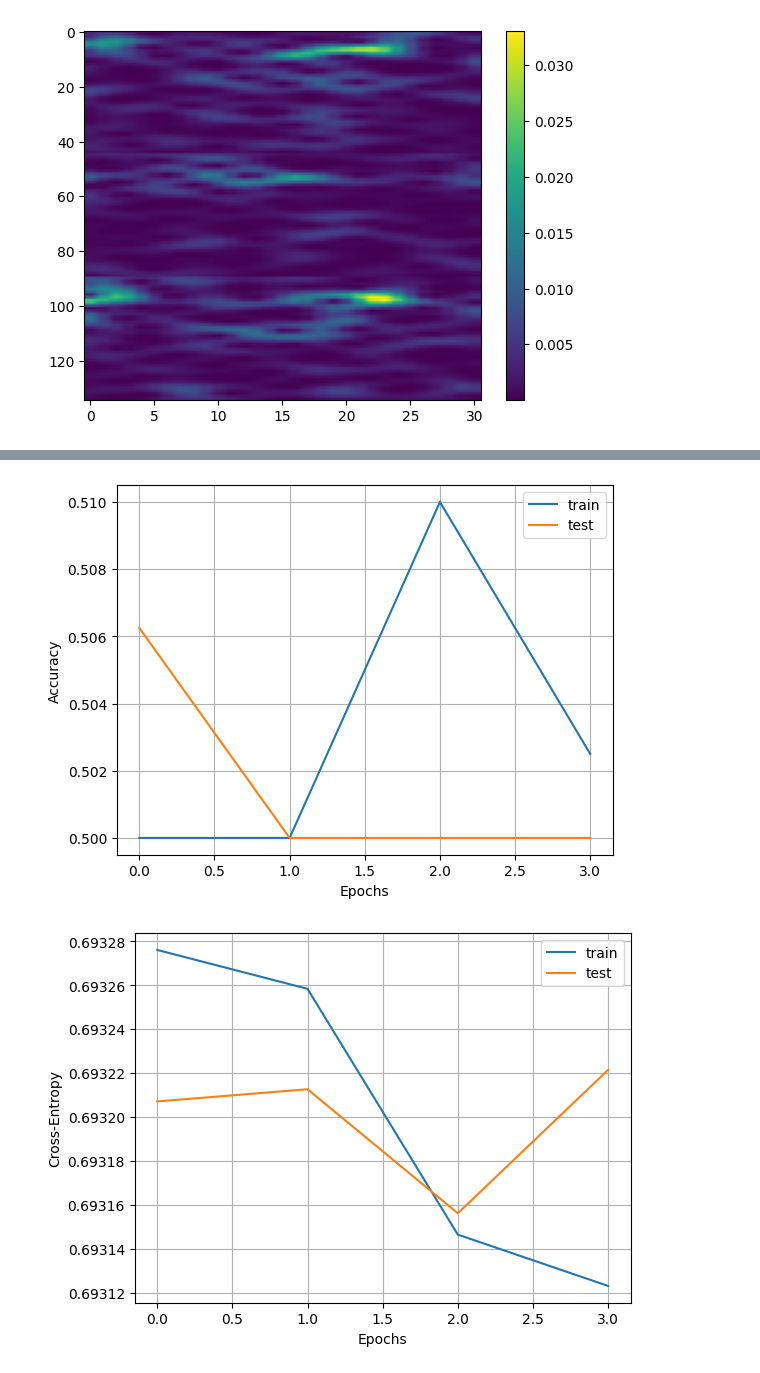
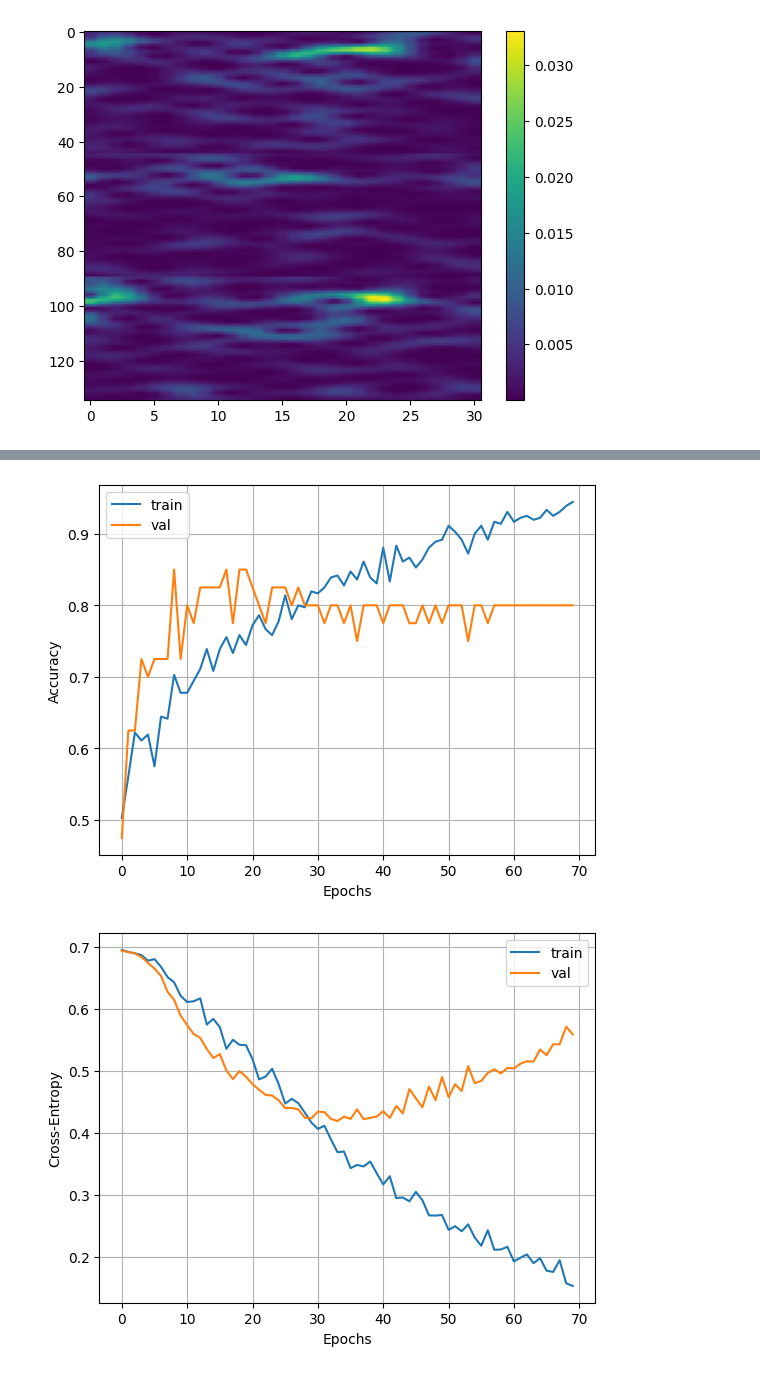
Before and after one commit to TAUforPython/BioMedAI, a Jupyter notebook: NN CNN LSTM EEG DF MI Class.ipynb, the cells around one changed output, grey strips where cells are left out. Drawn from its saved outputs; the diff is of its cells as text; code cells hidden in the pictures.

```diff
--- a/NN CNN LSTM EEG DF MI Class.ipynb
+++ b/NN CNN LSTM EEG DF MI Class.ipynb
@@ -164,12 +164,12 @@ plt.show()
 [figure]
 # %%
 #  reshape a 4D (for CNN-2D)
-#x_train = x_train.reshape((x_train.shape[0], x_train.shape[1], x_train.shape[2], 1))
-#x_test = x_test.reshape((x_test.shape[0], x_test.shape[1], x_test.shape[2], 1))
+x_train = x_train.reshape((x_train.shape[0], x_train.shape[1], x_train.shape[2], 1))
+x_test = x_test.reshape((x_test.shape[0], x_test.shape[1], x_test.shape[2], 1))
 
 # convert  3D to 5D (CNN-2D + LSTM)
-x_train = x_train.reshape((x_train.shape[0], 1, x_train.shape[1], x_train.shape[2], 1))
-x_test = x_test.reshape((x_test.shape[0], 1, x_test.shape[1], x_test.shape[2], 1))
+#x_train = x_train.reshape((x_train.shape[0], 1, x_train.shape[1], x_train.shape[2], 1))
+#x_test = x_test.reshape((x_test.shape[0], 1, x_test.shape[1], x_test.shape[2], 1))
 
 print(x_train.shape)
 print(x_test.shape)
@@ -227,12 +227,14 @@ for i in range(5):
   print("Iteration:", i+1)
 
 
-  #model = CNN_2D(4, (3,3), 32)
-  model = CNN_2D_LSTM_TD(4, (3,3), 32, 4)
+  model = CNN_2D(4, (3,3), 32)
+  #model = CNN_2D_LSTM_TD(4, (3,3), 32, 4)
 
-  history = model.fit(x_train, y_train, epochs=4, batch_size=36,
-                      validation_data=(x_test, y_test), verbose=0)
+ # history = model.fit(x_train, y_train, epochs=40, batch_size=36,
+ #                     validation_data=(x_test, y_test), verbose=0)
 
+  history = model.fit(x_train, y_train, epochs=70, batch_size=36,
+                       validation_split = 0.1, verbose=0)
 
   test_loss, test_acc = model.evaluate(x_test, y_test, verbose=0)
 
@@ -240,18 +242,5 @@ for i in range(5):
   print("loss: ", test_loss)
   array_acc.append(test_acc)
   print("accuracy: ", test_acc)
-
-  probabilidades = model.predict(x_test)
-
-
-  y_pred = np.argmax(probabilidades, 1)
-
-  # calculate kappa cohen
-  kappa = cohen_kappa_score(y_test, y_pred)
-  array_kappa.append(kappa)
-  print("kappa: ", kappa)
-
-  #matriz_confusion = confusion_matrix(y_test, y_pred)
-  #print("confusion matrix:\n", matriz_confusion)
 # %% [output]
 Iteration: 1
@@ -282,28 +305,28 @@ kappa:  0.0
 # %%
   plt.plot(history.history['accuracy'])
   plt.plot(history.history['val_accuracy'])
   plt.grid()
   plt.xlabel('Epochs')
   plt.ylabel('Accuracy')
-  plt.legend(['train', 'test'])
+  plt.legend(['train', 'val'])
   plt.show()
   plt.plot(history.history['loss'])
   plt.plot(history.history['val_loss'])
   plt.grid()
   plt.xlabel('Epochs')
   plt.ylabel('Cross-Entropy')
-  plt.legend(['train', 'test'])
+  plt.legend(['train', 'val'])
   plt.show()
 
 print()
 print("Resultados:")
 print("loss:", array_loss)
 print("accuracy:", array_acc)
 print("kappa:", array_kappa)
 fin = time.time()
 time_elapsed = fin - initial
 print("time_elapsed:", time_elapsed)
 # %% [output]
-[figure, old version]
+[figure, new version]
-[figure, old version]
+[figure, new version]
 Resultados:
```
Also changed, not shown: parts of 10 cells of this notebook.
